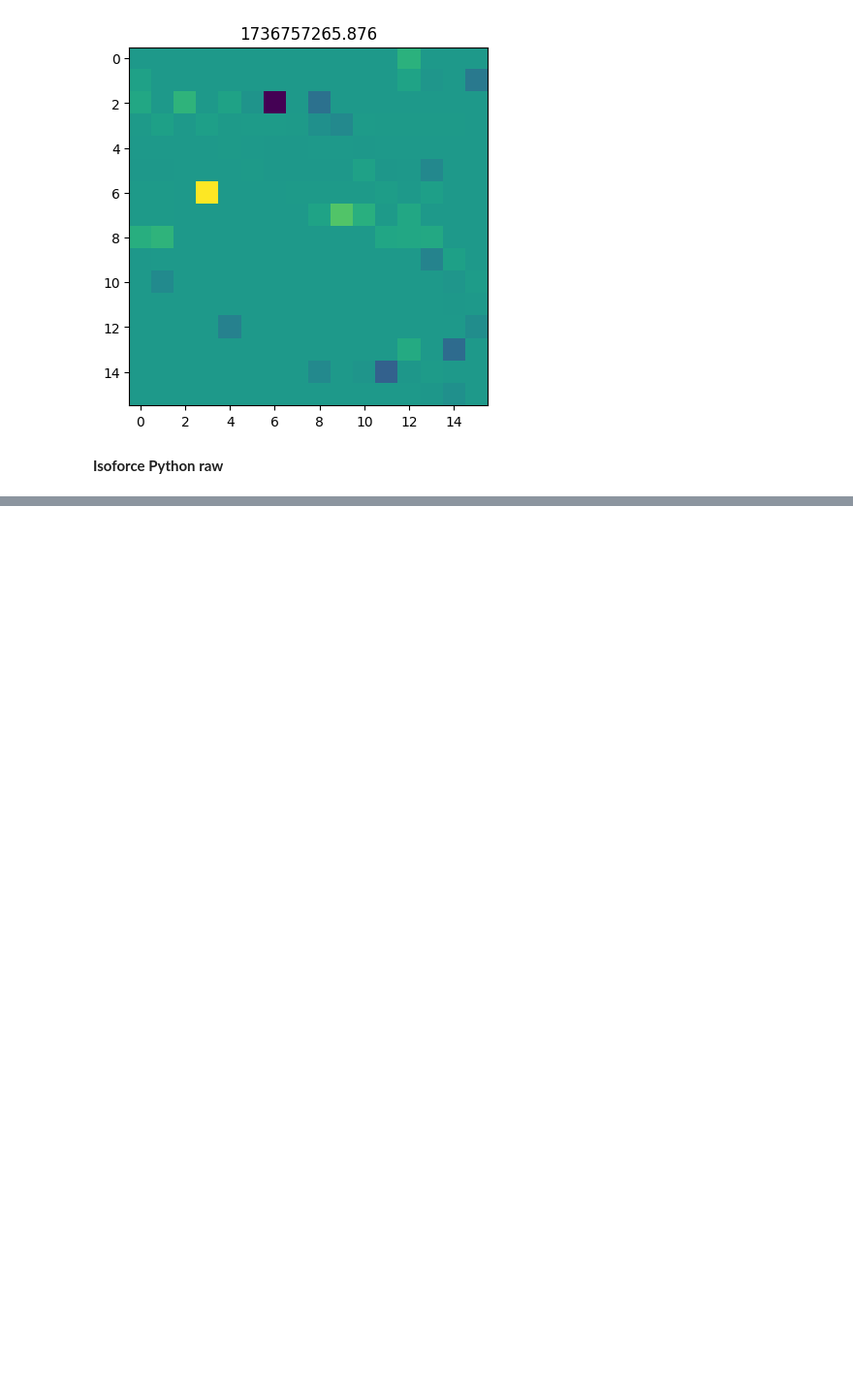
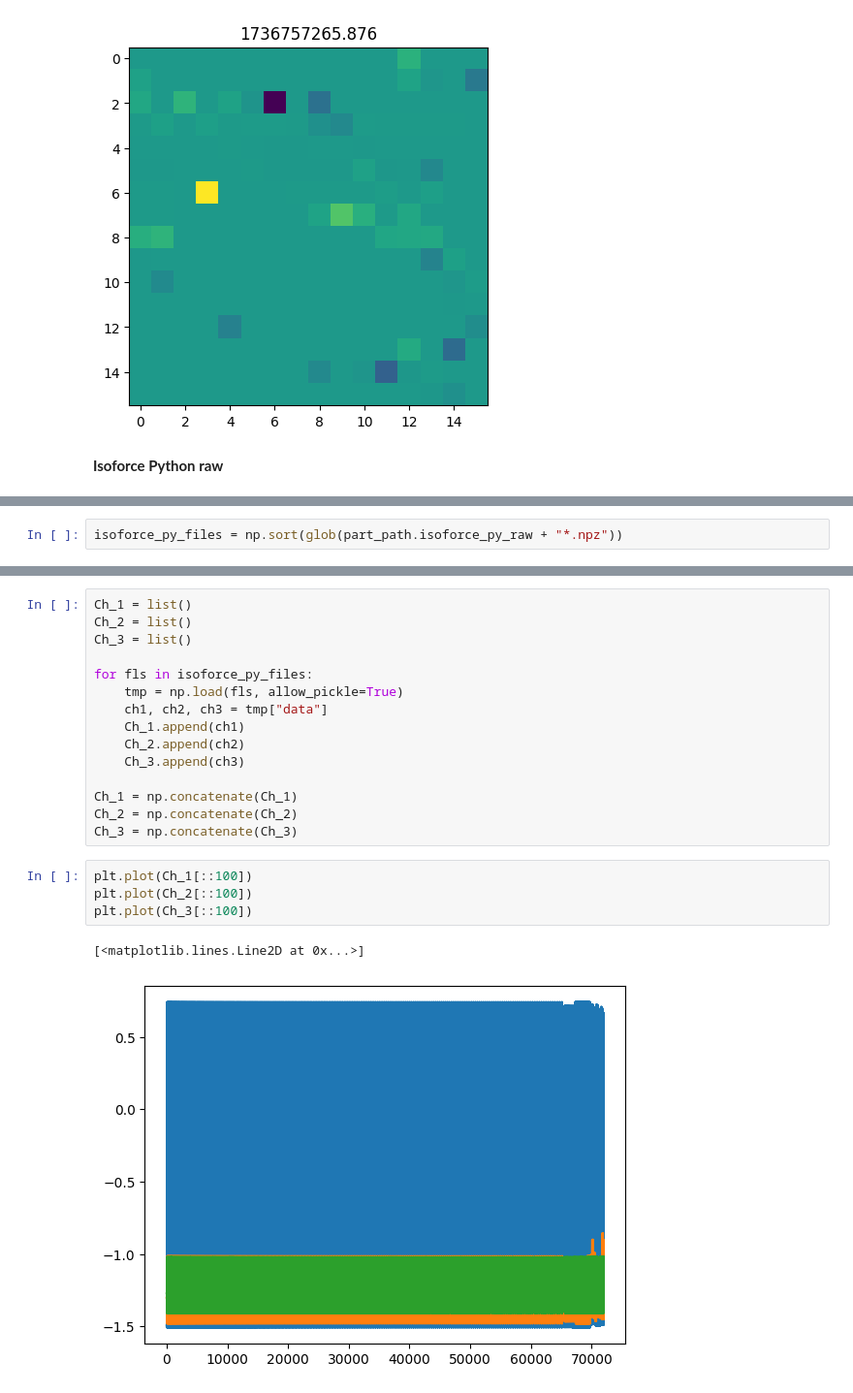
Before and after one commit to EITLabworks/Data-Driven-Force-Estimation-of-the-Thigh-Muscles-using-Electrical-Impedance-Measurements, a Jupyter notebook: postprocessing.ipynb, the cells around one changed output, grey strips where cells are left out. Shown at 97% size. Saved outputs shown, nothing was run; the diff lists cells and outputs as text; blank space fills up the shorter version.

Commit message:
started with isoforce py

```diff
--- a/postprocessing.ipynb
+++ b/postprocessing.ipynb
@@ -122,0 +123,2 @@ plt.show()
+# %%
+isoforce_py_files = np.sort(glob(part_path.isoforce_py_raw + "*.npz"))
@@ -122,0 +145,22 @@ plt.show()
+# %%
+Ch_1 = list()
+Ch_2 = list()
+Ch_3 = list()
+
+for fls in isoforce_py_files:
+    tmp = np.load(fls, allow_pickle=True)
+    ch1, ch2, ch3 = tmp["data"]
+    Ch_1.append(ch1)
+    Ch_2.append(ch2)
+    Ch_3.append(ch3)
+
+Ch_1 = np.concatenate(Ch_1)
+Ch_2 = np.concatenate(Ch_2)
+Ch_3 = np.concatenate(Ch_3)
+# %%
+plt.plot(Ch_1[::100])
+plt.plot(Ch_2[::100])
+plt.plot(Ch_3[::100])
+# %% [output]
+[<matplotlib.lines.Line2D at 0x...>]
+[figure, added]
```
Also changed, not shown: parts of 5 cells of this notebook.
